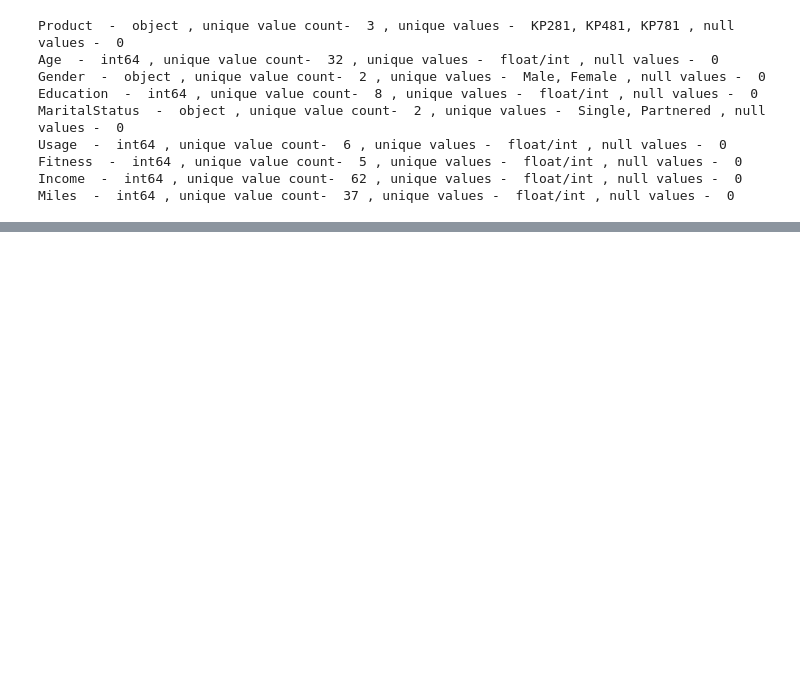
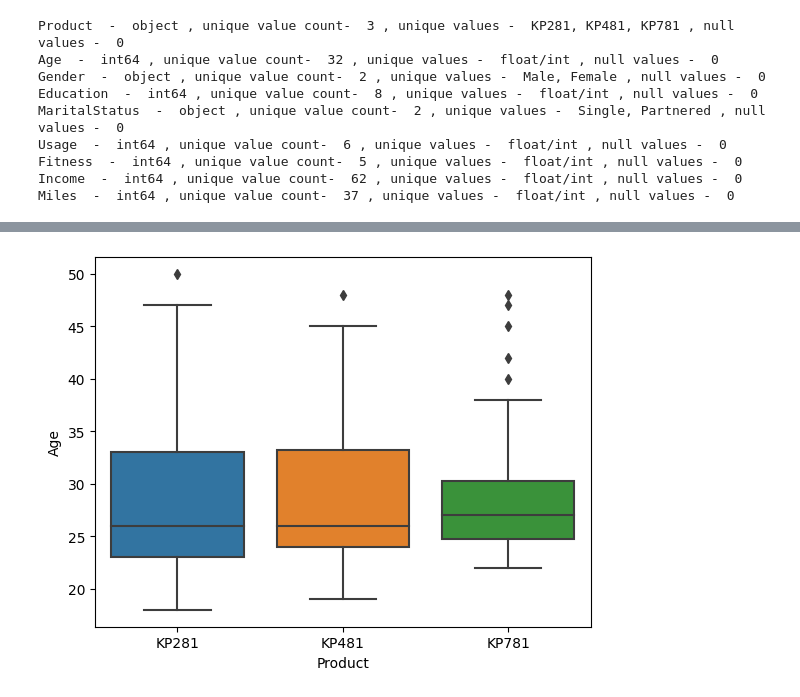
Before and after one commit to trehansalil/treadmill_case_study, a Jupyter notebook: treadmill_data_analysis.ipynb, the cells around one changed output, grey strips where cells are left out. Drawn from its saved outputs; the diff is of its cells as text; code cells hidden in the pictures; blank space fills up the shorter version.

```diff
--- a/treadmill_data_analysis.ipynb
+++ b/treadmill_data_analysis.ipynb
@@ -33,0 +148,5 @@ True
+# %%
+sns.boxplot(y=df['Age'], x = df['Product'])
+plt.show()
+# %% [output]
+[figure, added]
```
Also changed, not shown: parts of 38 cells of this notebook.
